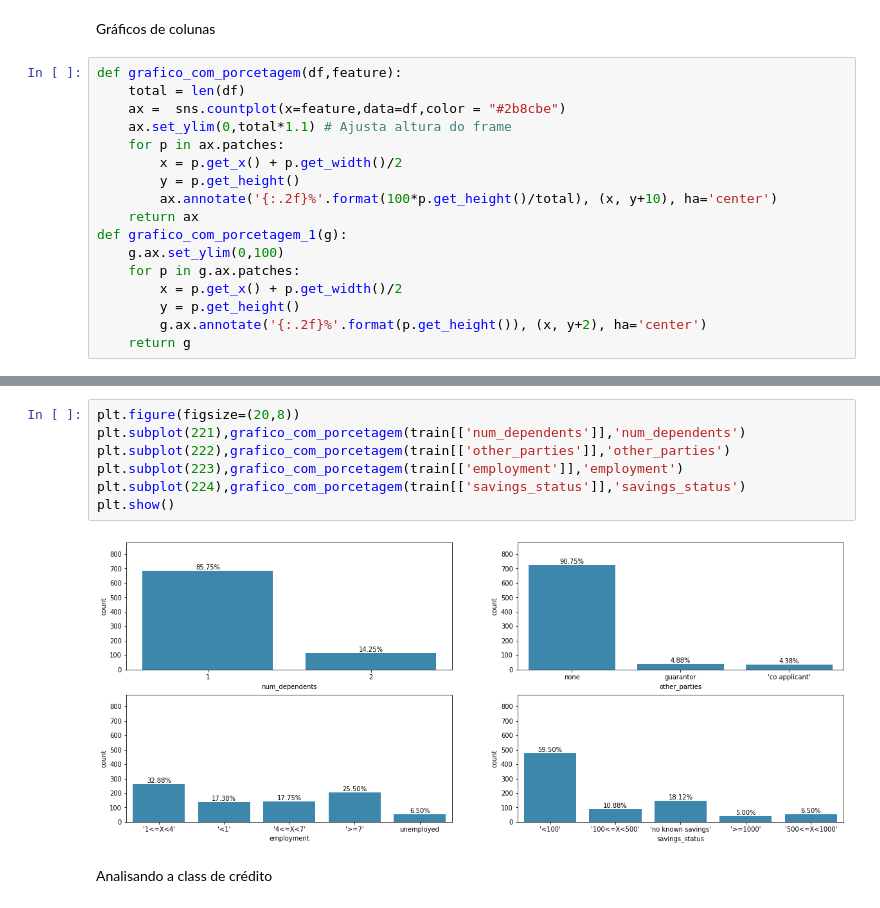
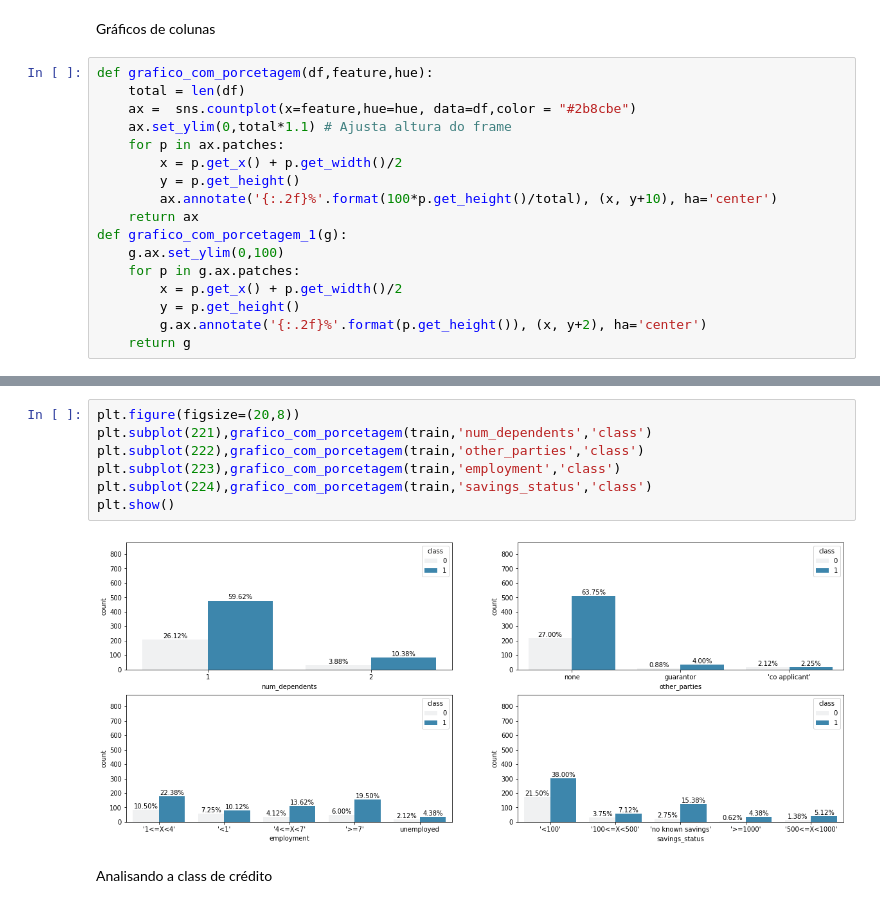
Before and after one commit to RodrigoTito/Predict-Credit-Risk---App-Dash-, a Jupyter notebook: Risco_de_crédito.ipynb, the cells around one changed output, grey strips where cells are left out. Saved outputs shown, nothing was run; the diff lists cells and outputs as text.

```diff
--- a/Risco_de_crédito.ipynb
+++ b/Risco_de_crédito.ipynb
@@ -168,9 +168,9 @@ train.describe()
 # %% [markdown]
 Gráficos de colunas
 # %%
-def grafico_com_porcetagem(df,feature):
+def grafico_com_porcetagem(df,feature,hue):
     total = len(df)
-    ax =  sns.countplot(x=feature,data=df,color = "#2b8cbe")
+    ax =  sns.countplot(x=feature,hue=hue, data=df,color = "#2b8cbe")
     ax.set_ylim(0,total*1.1) # Ajusta altura do frame
     for p in ax.patches:
         x = p.get_x() + p.get_width()/2
@@ -196,12 +196,12 @@ plt.show()
 # %%
 plt.figure(figsize=(20,8))
-plt.subplot(221),grafico_com_porcetagem(train[['num_dependents']],'num_dependents')
-plt.subplot(222),grafico_com_porcetagem(train[['other_parties']],'other_parties')
-plt.subplot(223),grafico_com_porcetagem(train[['employment']],'employment')
-plt.subplot(224),grafico_com_porcetagem(train[['savings_status']],'savings_status')
+plt.subplot(221),grafico_com_porcetagem(train,'num_dependents','class')
+plt.subplot(222),grafico_com_porcetagem(train,'other_parties','class')
+plt.subplot(223),grafico_com_porcetagem(train,'employment','class')
+plt.subplot(224),grafico_com_porcetagem(train,'savings_status','class')
 plt.show()
 # %% [output]
-[figure, old version]
+[figure, new version]
 # %% [markdown]
 Analisando a class de crédito
 # %%
```
Also changed, not shown: parts of 11 cells of this notebook.
